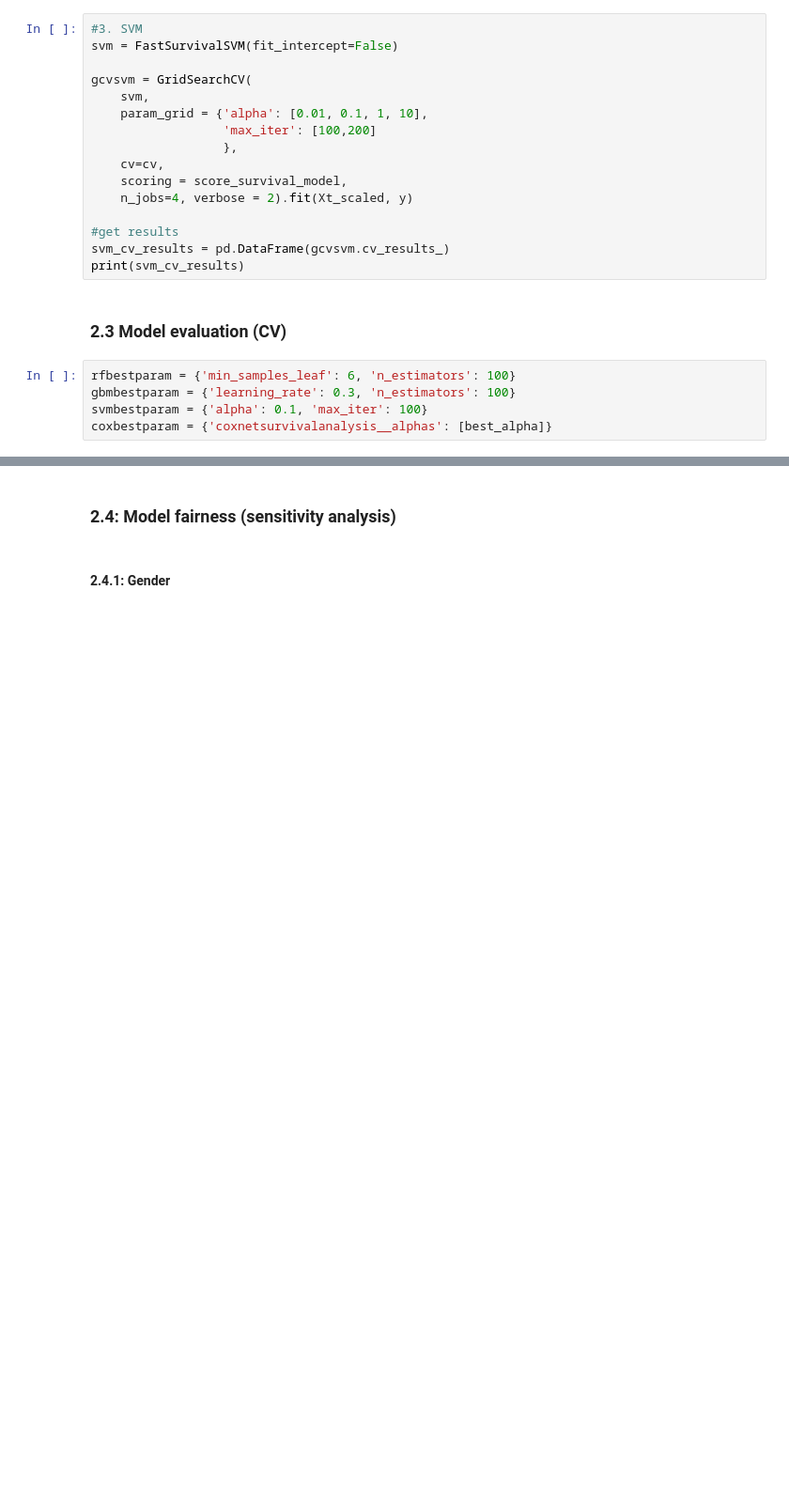
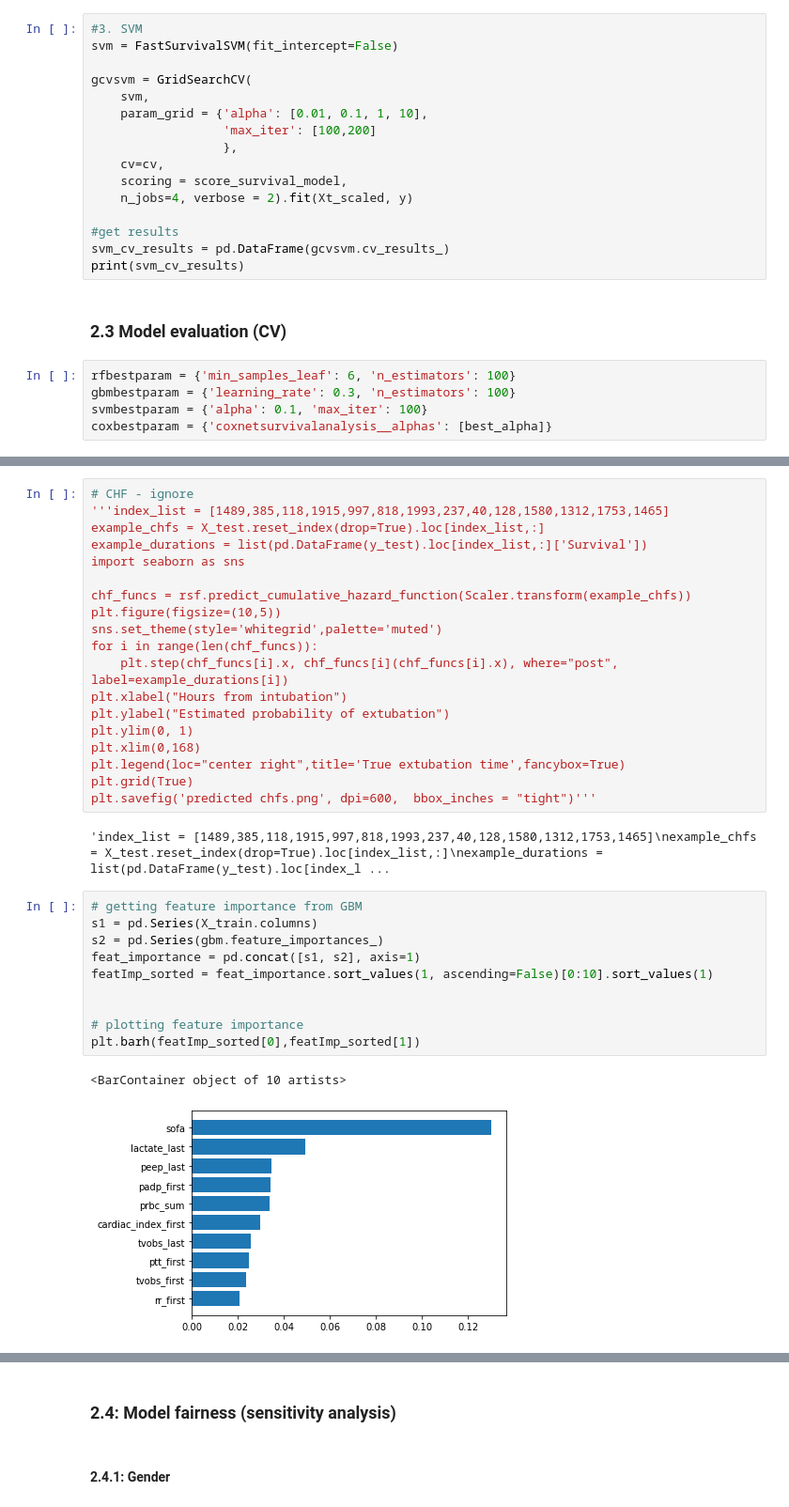
Before and after one commit to marcelchee/trident3, a Jupyter notebook: survival_vent.ipynb, the cells around one changed output, grey strips where cells are left out. Shown: that part at 94% size. Cells and saved outputs as stored; diff of their text form; blank space fills up the shorter version.

```diff
--- a/survival_vent.ipynb
+++ b/survival_vent.ipynb
@@ -441,0 +474,34 @@ Cox: 0.711 (0.010)
+# %%
+# CHF - ignore
+'''index_list = [1489,385,118,1915,997,818,1993,237,40,128,1580,1312,1753,1465]
+example_chfs = X_test.reset_index(drop=True).loc[index_list,:]
+example_durations = list(pd.DataFrame(y_test).loc[index_list,:]['Survival'])
+import seaborn as sns
+
+chf_funcs = rsf.predict_cumulative_hazard_function(Scaler.transform(example_chfs))
+plt.figure(figsize=(10,5))
+sns.set_theme(style='whitegrid',palette='muted')
+for i in range(len(chf_funcs)):
+    plt.step(chf_funcs[i].x, chf_funcs[i](chf_funcs[i].x), where="post", label=example_durations[i])
+plt.xlabel("Hours from intubation")
+plt.ylabel("Estimated probability of extubation")
+plt.ylim(0, 1)
+plt.xlim(0,168)
+plt.legend(loc="center right",title='True extubation time',fancybox=True)
+plt.grid(True)
+plt.savefig('predicted chfs.png', dpi=600,  bbox_inches = "tight")'''
+# %% [output]
+'index_list = [1489,385,118,1915,997,818,1993,237,40,128,1580,1312,1753,1465]\nexample_chfs = X_test.reset_index(drop=True).loc[index_list,:]\nexample_durations = list(pd.DataFrame(y_test).loc[index_l ...
+# %%
+# getting feature importance from GBM
+s1 = pd.Series(X_train.columns)
+s2 = pd.Series(gbm.feature_importances_)
+feat_importance = pd.concat([s1, s2], axis=1)
+featImp_sorted = feat_importance.sort_values(1, ascending=False)[0:10].sort_values(1)
+
+
+# plotting feature importance
+plt.barh(featImp_sorted[0],featImp_sorted[1])
+# %% [output]
+<BarContainer object of 10 artists>
+[figure, added]
```
Also changed, not shown: parts of 62 cells of this notebook, 4 other files.
